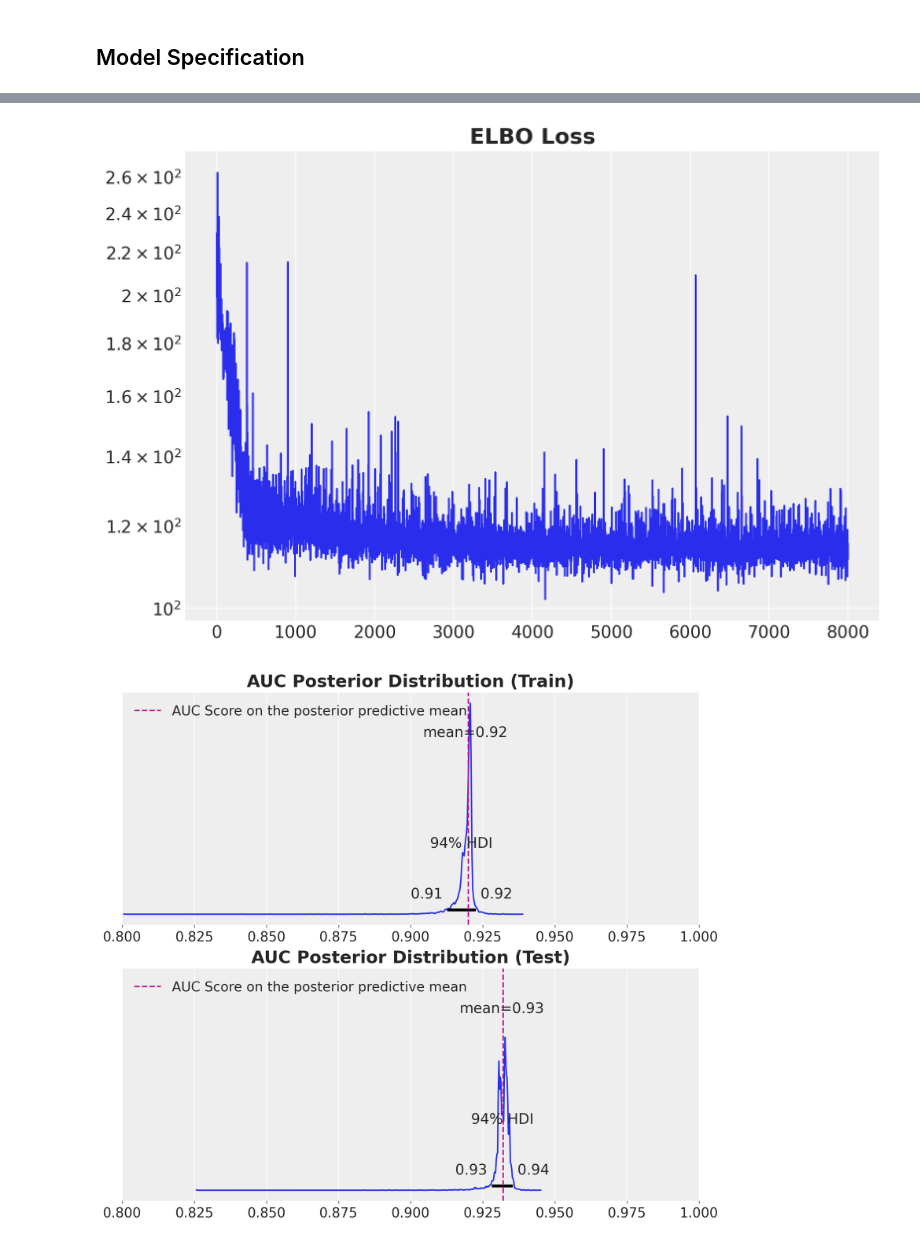
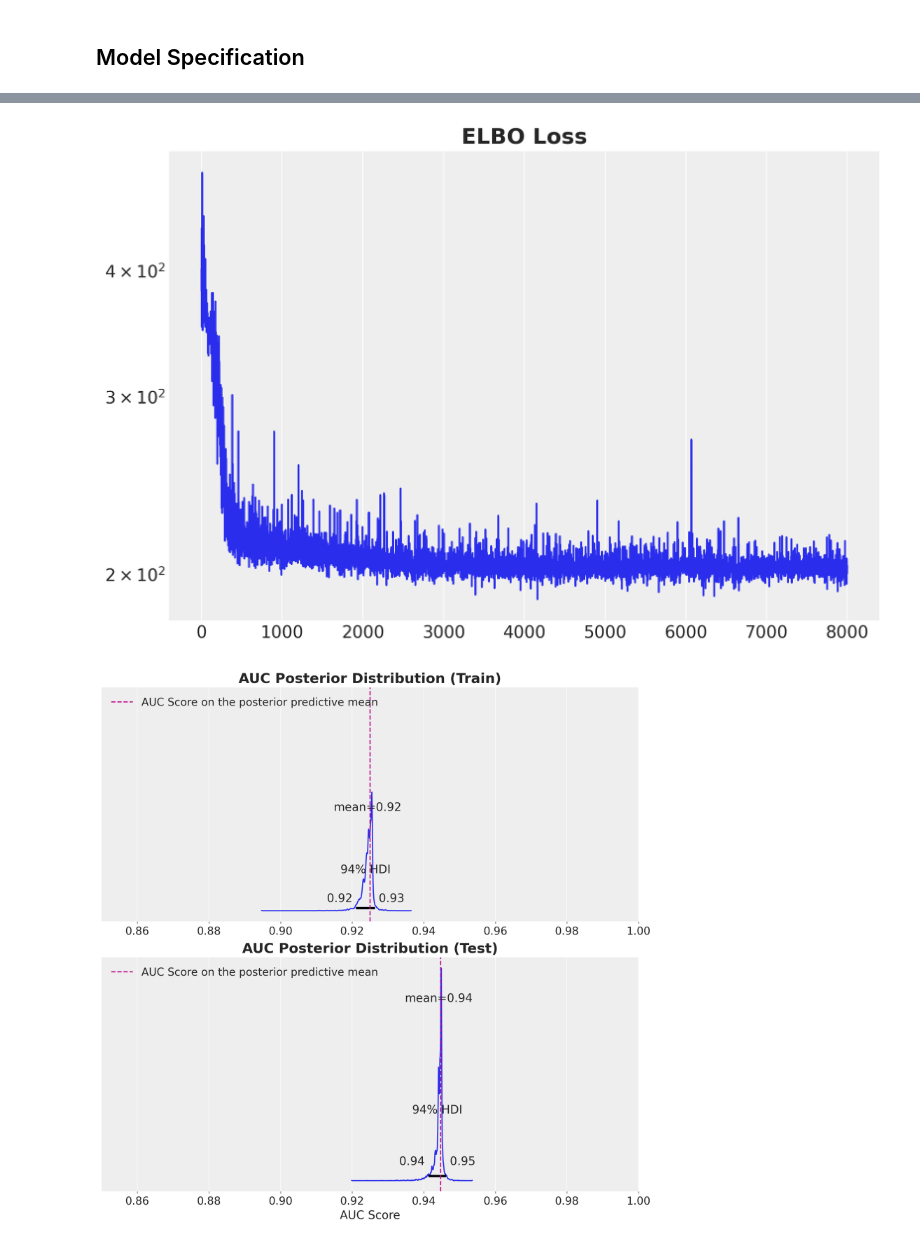
Before and after one commit to juanitorduz/website_projects, a Jupyter notebook: Python/intro_svi.ipynb, the cells around one changed output, grey strips where cells are left out. Cells and saved outputs as stored; diff of their text form; code cells hidden in the pictures.

```diff
--- a/Python/intro_svi.ipynb
+++ b/Python/intro_svi.ipynb
@@ -8,6 +8,7 @@ from itertools import pairwise
 import arviz as az
 import jax
 import jax.numpy as jnp
+import matplotlib as mpl
 import matplotlib.pyplot as plt
 import numpy as np
 import numpyro
@@ -22,10 +23,8 @@ from numpyro.contrib.module import random_nnx_module
 from numpyro.handlers import condition
 from numpyro.infer import SVI, Predictive, Trace_ELBO
 from sklearn.datasets import make_moons
-from sklearn.metrics import roc_auc_score
+from sklearn.metrics import roc_auc_score, roc_curve
 from sklearn.model_selection import train_test_split
-
-numpyro.set_host_device_count(n=10)
 
 seed = 42
 rng_key = random.PRNGKey(seed=seed)
@@ -44,7 +43,7 @@ plt.rcParams["figure.facecolor"] = "white"
 ## Generate Synthetic Data
 # %%
 # Generate data
-n_samples = 500
+n_samples = 1_000
 x, y = make_moons(n_samples=n_samples, noise=0.3, random_state=seed)
 
 # Split data into training, validation, and test sets
@@ -118,6 +127,9 @@ nnx_module = MLP(
     rngs=nnx.Rngs(rng_subkey),
 )
 # %%
+eps = jnp.finfo(jnp.float32).eps
+
+
 def model(x: Float[Array, "n_obs features"]) -> None:
     n_obs: int = x.shape[0]
 
@@ -132,6 +144,8 @@ def model(x: Float[Array, "n_obs features"]) -> None:
 
     p = numpyro.deterministic("p", nn(x).squeeze(-1))
 
+    p = jnp.clip(p, eps, 1 - eps)
+
     with numpyro.plate("data", n_obs):
         numpyro.sample("y", dist.Bernoulli(probs=p))
 # %%
@@ -268,7 +282,7 @@ ax.plot(svi_result.losses)
 ax.set(yscale="log")
 ax.set_title("ELBO Loss", fontsize=18, fontweight="bold");
 # %% [output]
-[figure, old version]
+[figure, new version]
 # %%
 params = svi_result.params
 
@@ -339,35 +353,35 @@ auc_test = xr.apply_ufunc(
 fig, ax = plt.subplots(
     nrows=2,
     ncols=1,
-    figsize=(9, 8),
+    figsize=(10, 10),
     sharex=True,
     sharey=True,
     layout="constrained",
 )
 az.plot_posterior(data=auc_train, ax=ax[0])
 ax[0].axvline(
     roc_auc_score(
         y_train, train_idata["posterior_predictive"]["p"].mean(dim=("chain", "draw"))
     ),
     color="C3",
     linestyle="--",
     label="AUC Score on the posterior predictive mean",
 )
 ax[0].legend(loc="upper left")
 ax[0].set(xlim=(0.8, 1.0))
 ax[0].set_title("AUC Posterior Distribution (Train)", fontsize=18, fontweight="bold")
 
 az.plot_posterior(data=auc_test, ax=ax[1])
 ax[1].axvline(
     roc_auc_score(
         y_test, test_idata["posterior_predictive"]["p"].mean(dim=("chain", "draw"))
     ),
     color="C3",
     linestyle="--",
     label="AUC Score on the posterior predictive mean",
 )
 ax[1].legend(loc="upper left")
-ax[1].set(xlim=(0.8, 1.0))
+ax[1].set(xlabel="AUC Score", xlim=(0.85, 1.0))
 ax[1].set_title("AUC Posterior Distribution (Test)", fontsize=18, fontweight="bold");
 # %% [output]
-[figure, old version]
+[figure, new version]
```
Also changed, not shown: parts of 5 cells of this notebook.
